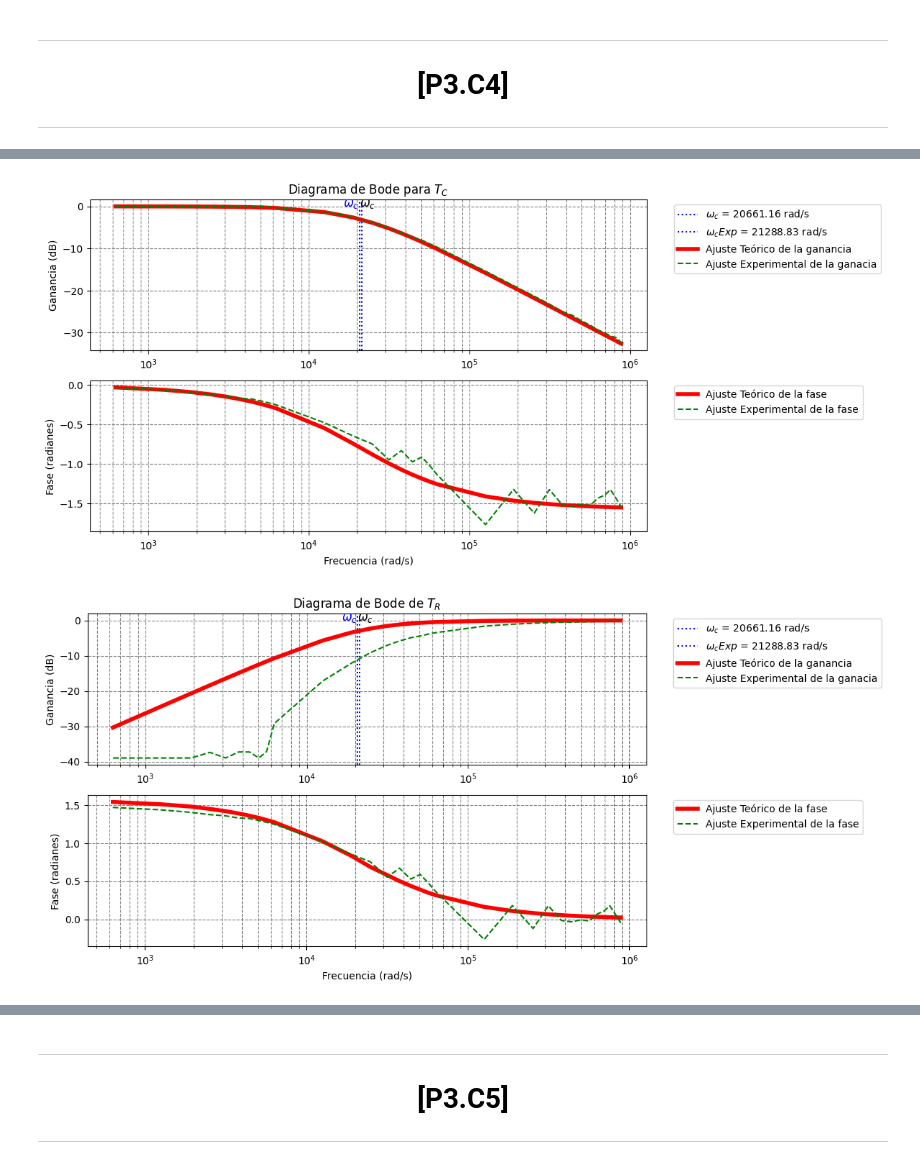
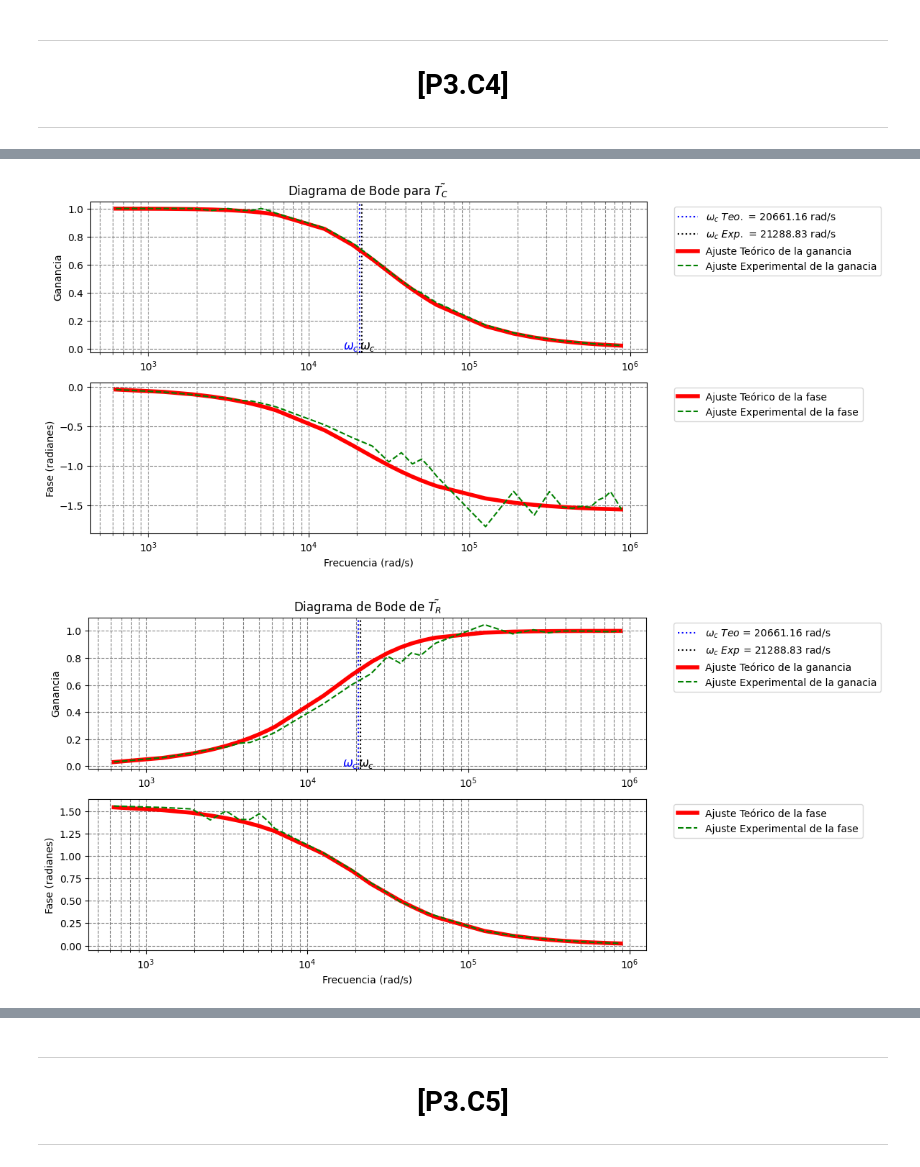
Before and after one commit to WetZap/Practicas-Circuitos, a Jupyter notebook: Practicas/Sesion 3/TerceraSesion.ipynb, the cells around one changed output, grey strips where cells are left out. Saved outputs shown, nothing was run; the diff lists cells and outputs as text; code cells hidden in the pictures.

```diff
--- a/Practicas/Sesion 3/TerceraSesion.ipynb
+++ b/Practicas/Sesion 3/TerceraSesion.ipynb
@@ -193,34 +242,34 @@ Datos:
 #Diagrama de Bode Experimental y Teórico de Tc
 #---------------------------------------------------------------------------------------------------------------------------------
 
+
 # Datos para el Experimental
 
 GananciaExpC = []# Esta lista tomara el valor de la ganancia experimental.
 for i in Tcexp:
-    GananciaExpC.append(20 * math.log10(abs(i)))
+    #GananciaExpC.append(20 * math.log10(abs(i))) Esta formula se usaría para representar la ganancia en dB
+    GananciaExpC.append(abs(i))
 
-#Datos para el Teórico
+
+# Datos para el Teórico
 
 GananciaTeoC = []# Esta lista tomara el valor de la ganancia teórica.
 for i in Tcteo:
-    GananciaTeoC.append(20 * math.log10(abs(i)))
-# En este bucle calcularesmos la fase del Tc
-for i in FrecuenciaAngularTeo:
-    i = float(i)
-    FaseTeoC.append(math.atan(-i*RCteo))
+    #GananciaTeoC.append(20 * math.log10(abs(i)))Esta formula se usaría para representar la ganancia en dB
+    GananciaTeoC.append(abs(i))
 
 
-# Graficar el Bode - Magnitud (dB)
+# Graficar el diagrama de  Bode - Ganancia
 plt.figure(figsize=(10, 6))
 plt.subplot(2, 1, 1)
-plt.axvline(1/RCteo, color='blue', linestyle=':', label=fr"$\omega_c$ = {1/RCteo:.2f} rad/s")
+plt.axvline(1/RCteo, color='blue', linestyle=':', label=fr"$\omega_c\ Teo.$ = {1/RCteo:.2f} rad/s")
 plt.text(1/RCteo, plt.gca().get_ylim()[1] * 0, r"$\omega_c$",color="blue", fontsize=12, ha="right",va='baseline')
-plt.axvline(1/RCexp, color='b', linestyle=':', label=fr"$\omega_{{c}}Exp$ = {1/RCexp:.2f} rad/s")
+plt.axvline(1/RCexp, color='black', linestyle=':', label=fr"$\omega_{{c}}\ Exp.$ = {1/RCexp:.2f} rad/s")
 plt.text(1/RCteo, plt.gca().get_ylim()[1] * 0, r"$\omega_c$",color="black", fontsize=12, ha="left",va='baseline')
 plt.semilogx(FrecuenciaAngularTeo, GananciaTeoC,label="Ajuste Teórico de la ganancia",color="red",lw=4)  # Gráfica semilogarítmica
 plt.semilogx(FrecuenciaAngular, GananciaExpC,label='Ajuste Experimental de la ganacia',color='green',linestyle='--')  # Gráfica semilogarítmica
-plt.title(r"Diagrama de Bode para $T_C$")
-plt.ylabel("Ganancia (dB)")
+plt.title(r"Diagrama de Bode para $\~{T_C}$")
+plt.ylabel("Ganancia")
 plt.grid(True, which="both", linestyle="--", color="gray")
 plt.legend(bbox_to_anchor=(1.04, 1), loc="upper left")
 
@@ -236,63 +285,53 @@ plt.legend(bbox_to_anchor=(1.04, 1), loc="upper left")
 
 plt.show()
 # %% [output]
-[figure, old version]
+[figure, new version]
 # %%
 #---------------------------------------------------------------------------------------------------------------------------------
 #Diagrama de Bode Experimental y Teórico de Tr
 #---------------------------------------------------------------------------------------------------------------------------------
 
+
 # Datos para el Experimental
 
-GananciaExpR = []# Este litsa tomara el valor de la ganancia experimental.
-j=0
+GananciaExpR = []# Este lista tomara el valor de la ganancia experimental.
 for i in Trexp:
-    if i == 0:
-        GananciaExpR.append(20 * math.log10(abs(0.013514/1.2)))#Para los valores que salen cero tomamos otro valor
-    else:
-        GananciaExpR.append(20 * math.log10(abs(i)))
-    j+=1
-FaseExpR = [] # Esta lista tomara la fase de la resistencia
-j=0
-for i in FaseExpC:
-    FaseExpR.append(1.5+i)#PELIGROOOOOOOOOOOOOOOOOOOOOOOOOOOOOOOOOO ARREGLOTEMPORAL
-    j+=1
+    #GananciaExpR.append(20 * math.log10(abs(i))) Esta formula se usaría para representar la ganancia en dB
+    GananciaExpR.append(abs(i))
+
+
 #Datos para el Teórico
 
-GananciaTeoR = []# Este litsa tomara el valor de la ganancia teórica
+GananciaTeoR = []# Este lista tomara el valor de la ganancia teórica
 for i in Trteo:
-    GananciaTeoR.append(20 * math.log10(abs(i)))
-#Calculamos la fase teórica
-for i in FrecuenciaAngularTeo:
-    i = float(i)
-    FaseTeoR.append(math.atan(1/(i*RCteo)))
+    #GananciaTeoR.append(20 * math.log10(abs(i))) Esta formula se usaría para representar la ganancia en dB
+    GananciaTeoR.append(abs(i))
 
 
-
-# Graficar el Bode - Magnitud (dB)
+# Graficar el diagrama de  Bode - Ganancia
 plt.figure(figsize=(10, 6))
 plt.subplot(2, 1, 1)
-plt.axvline(1/RCteo, color='blue', linestyle=':', label=fr"$\omega_c$ = {1/RCteo:.2f} rad/s")
+plt.axvline(1/RCteo, color='blue', linestyle=':', label=fr"$\omega_c\ Teo$ = {1/RCteo:.2f} rad/s")
 plt.text(1/RCteo, plt.gca().get_ylim()[1] * 0, r"$\omega_c$",color="blue", fontsize=12, ha="right",va='baseline')
-plt.axvline(1/RCexp, color='b', linestyle=':', label=fr"$\omega_{{c}}Exp$ = {1/RCexp:.2f} rad/s")
+plt.axvline(1/RCexp, color='black', linestyle=':', label=fr"$\omega_{{c}}\ Exp$ = {1/RCexp:.2f} rad/s")
 plt.text(1/RCteo, plt.gca().get_ylim()[1] * 0, r"$\omega_c$",color="black", fontsize=12, ha="left",va='baseline')
 plt.semilogx(FrecuenciaAngularTeo, GananciaTeoR,label="Ajuste Teórico de la ganancia",color="red",lw=4)  # Gráfica semilogarítmica
 plt.semilogx(FrecuenciaAngular, GananciaExpR,label='Ajuste Experimental de la ganacia',color='green',linestyle='--')  # Gráfica semilogarítmica
-plt.title(r"Diagrama de Bode de $T_R$")
-plt.ylabel("Ganancia (dB)")
+plt.title(r"Diagrama de Bode de $\~{T_R}$")
+plt.ylabel("Ganancia")
 plt.legend(bbox_to_anchor=(1.04, 1), loc="upper left")
 plt.grid(True, which="both", linestyle="--", color="gray")
 
-# Graficar el Bode - Fase (grados)
+# Graficar el Bode - Fase (radianes)
 plt.subplot(2, 1, 2)
 plt.semilogx(FrecuenciaAngular, FaseTeoR,label="Ajuste Teórico de la fase",color="red",lw=4)  # Gráfica semilogarítmica
 plt.semilogx(FrecuenciaAngular, FaseExpR,label='Ajuste Experimental de la fase',color='green',linestyle='--')  # Gráfica semilogarítmica
 plt.ylabel("Fase (radianes)")
 plt.xlabel("Frecuencia (rad/s)")
 plt.grid(True, which="both", linestyle="--", color="gray")
 plt.legend(bbox_to_anchor=(1.04, 1), loc="upper left")
 
 
 plt.show()
 # %% [output]
-[figure, old version]
+[figure, new version]
```
Also changed, not shown: parts of 7 cells of this notebook.
